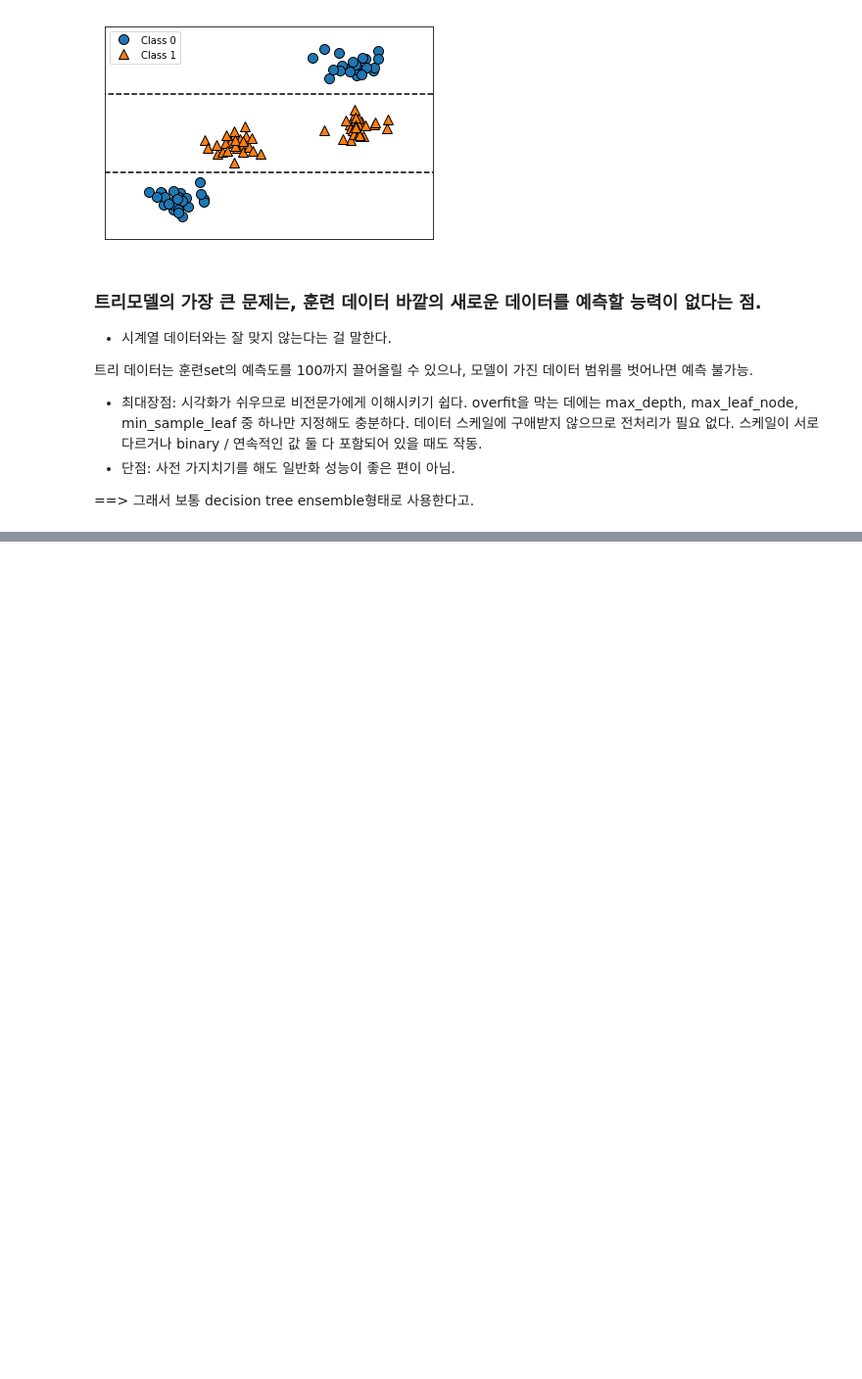
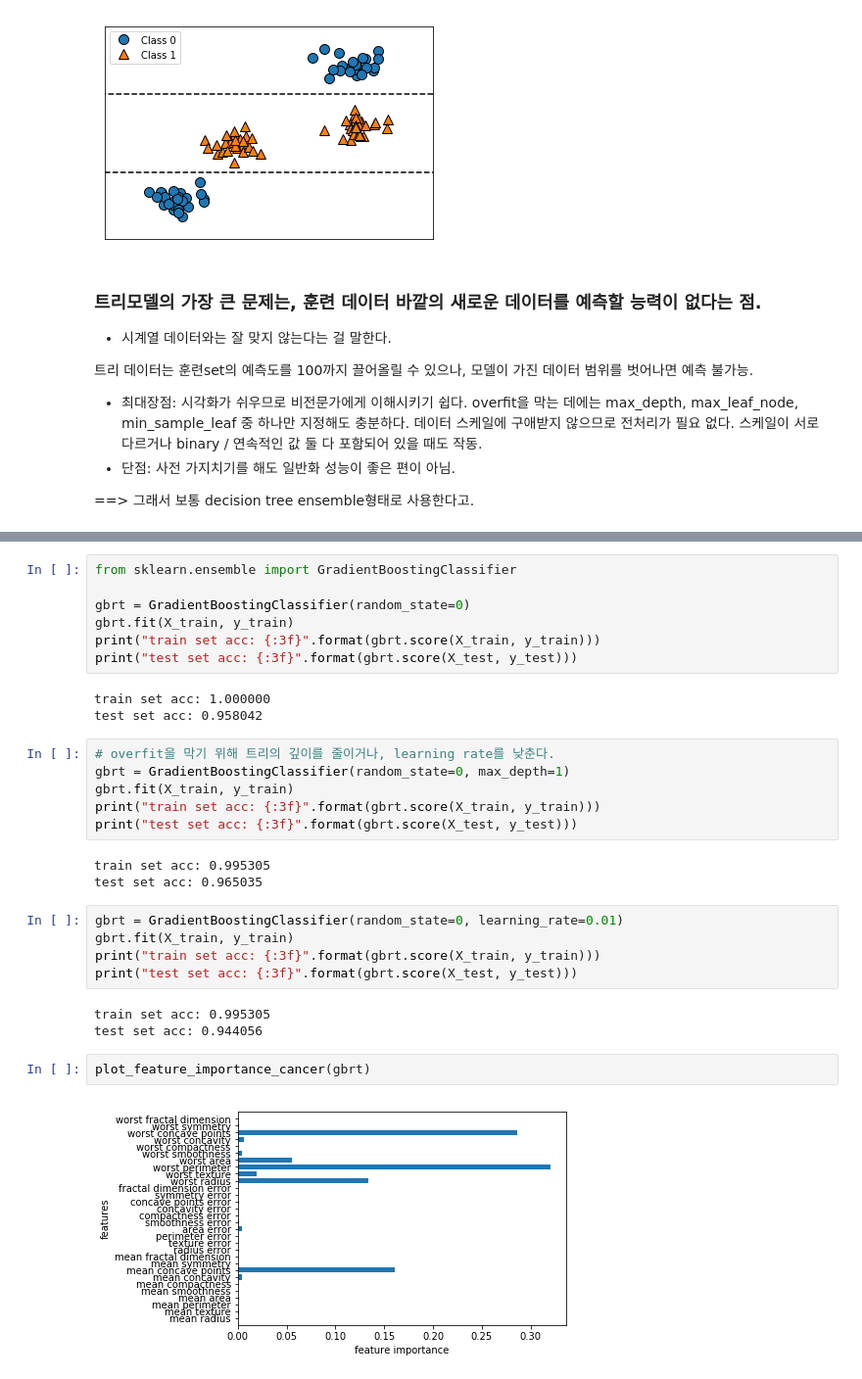
Before and after one commit to subratcall/ML-DL_python, a Jupyter notebook: 02_2_nonLinear_Classifier.ipynb, the cells around one changed output, grey strips where cells are left out. Shown at 98% size. Drawn from its saved outputs; the diff is of its cells as text; blank space fills up the shorter version.

```diff
--- a/02_2_nonLinear_Classifier.ipynb
+++ b/02_2_nonLinear_Classifier.ipynb
@@ -139,0 +230,31 @@ training set에 overfit되는 기존 tree model의 단점을 보완. '여러 다
+# %%
+from sklearn.ensemble import GradientBoostingClassifier
+
+gbrt = GradientBoostingClassifier(random_state=0)
+gbrt.fit(X_train, y_train)
+print("train set acc: {:3f}".format(gbrt.score(X_train, y_train)))
+print("test set acc: {:3f}".format(gbrt.score(X_test, y_test)))
+# %% [output]
+train set acc: 1.000000
+test set acc: 0.958042
+# %%
+# overfit을 막기 위해 트리의 깊이를 줄이거나, learning rate를 낮춘다.
+gbrt = GradientBoostingClassifier(random_state=0, max_depth=1)
+gbrt.fit(X_train, y_train)
+print("train set acc: {:3f}".format(gbrt.score(X_train, y_train)))
+print("test set acc: {:3f}".format(gbrt.score(X_test, y_test)))
+# %% [output]
+train set acc: 0.995305
+test set acc: 0.965035
+# %%
+gbrt = GradientBoostingClassifier(random_state=0, learning_rate=0.01)
+gbrt.fit(X_train, y_train)
+print("train set acc: {:3f}".format(gbrt.score(X_train, y_train)))
+print("test set acc: {:3f}".format(gbrt.score(X_test, y_test)))
+# %% [output]
+train set acc: 0.995305
+test set acc: 0.944056
+# %%
+plot_feature_importance_cancer(gbrt)
+# %% [output]
+[figure, added]
```
Also changed, not shown: parts of 18 cells of this notebook.
